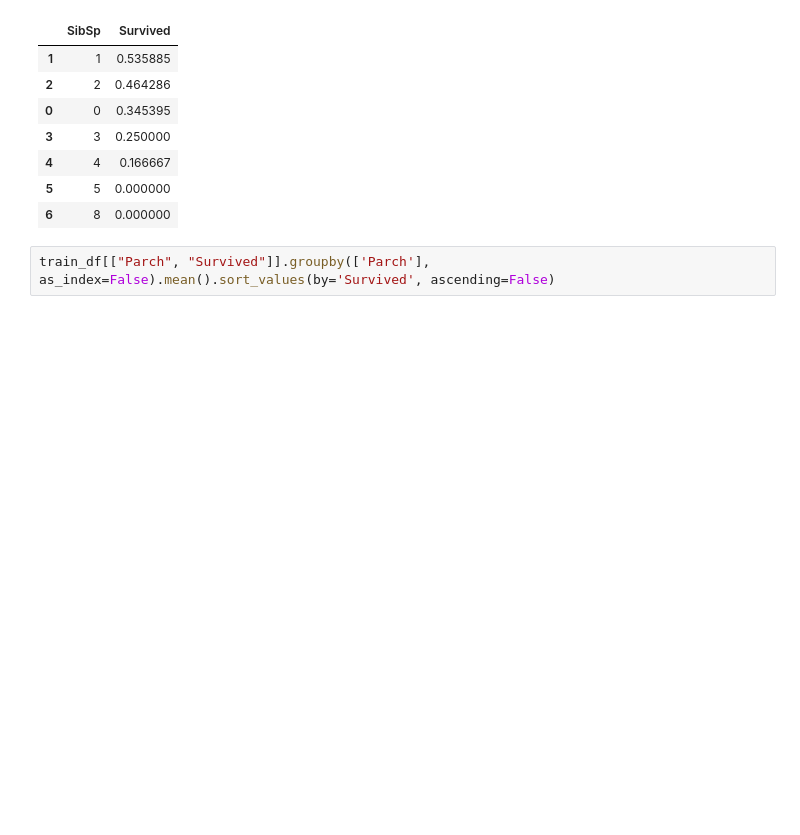
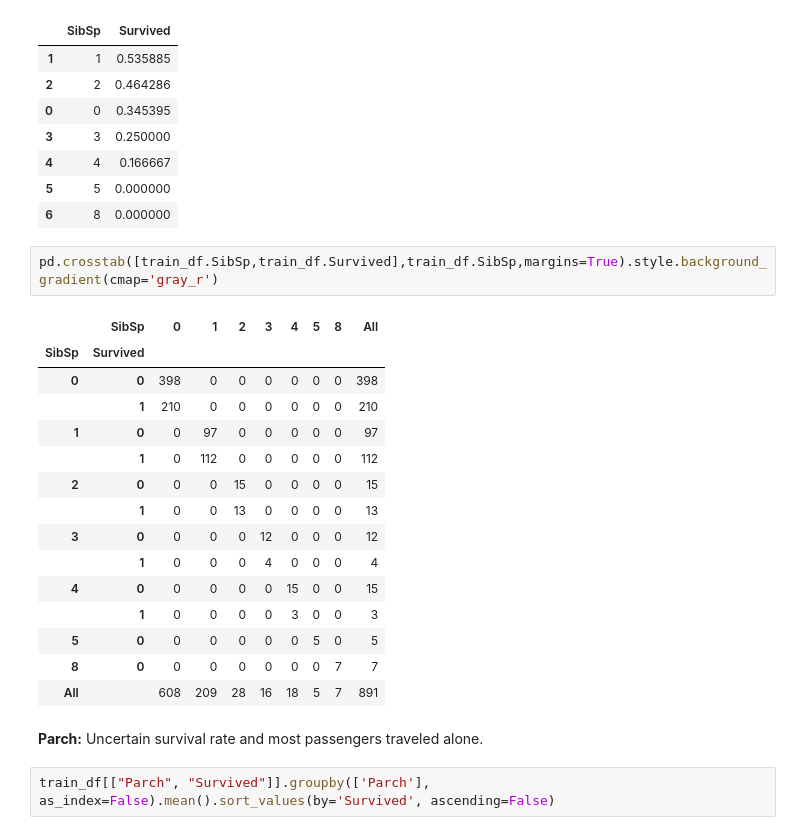
Before and after one commit to lucasnbarros/titanic-machine-learning-from-disaster, a Jupyter notebook: titanic-machine-learning-from-disaster.ipynb, the cells around one changed output. Saved outputs shown, nothing was run; the diff lists cells and outputs as text; blank space fills up the shorter version.

```diff
--- a/titanic-machine-learning-from-disaster.ipynb
+++ b/titanic-machine-learning-from-disaster.ipynb
@@ -206,6 +206,26 @@ train_df[["SibSp", "Survived"]].groupby(['SibSp'], as_index=False).mean().sort_v
 | 4 | 4 | 0.166667 |
 | 5 | 5 | 0.000000 |
 | 6 | 8 | 0.000000 |
+# %%
+pd.crosstab([train_df.SibSp,train_df.Survived],train_df.SibSp,margins=True).style.background_gradient(cmap='gray_r')
+# %% [output]
+|  | SibSp | 0 | 1 | 2 | 3 | 4 | 5 | 8 | All |
+| SibSp | Survived |  |  |  |  |  |  |  |  |
+| 0 | 0 | 398 | 0 | 0 | 0 | 0 | 0 | 0 | 398 |
+|  | 1 | 210 | 0 | 0 | 0 | 0 | 0 | 0 | 210 |
+| 1 | 0 | 0 | 97 | 0 | 0 | 0 | 0 | 0 | 97 |
+|  | 1 | 0 | 112 | 0 | 0 | 0 | 0 | 0 | 112 |
+| 2 | 0 | 0 | 0 | 15 | 0 | 0 | 0 | 0 | 15 |
+|  | 1 | 0 | 0 | 13 | 0 | 0 | 0 | 0 | 13 |
+| 3 | 0 | 0 | 0 | 0 | 12 | 0 | 0 | 0 | 12 |
+|  | 1 | 0 | 0 | 0 | 4 | 0 | 0 | 0 | 4 |
+| 4 | 0 | 0 | 0 | 0 | 0 | 15 | 0 | 0 | 15 |
+|  | 1 | 0 | 0 | 0 | 0 | 3 | 0 | 0 | 3 |
+| 5 | 0 | 0 | 0 | 0 | 0 | 0 | 5 | 0 | 5 |
+| 8 | 0 | 0 | 0 | 0 | 0 | 0 | 0 | 7 | 7 |
+| All |  | 608 | 209 | 28 | 16 | 18 | 5 | 7 | 891 |
+# %% [markdown]
+**Parch:** Uncertain survival rate and most passengers traveled alone.
 # %%
 train_df[["Parch", "Survived"]].groupby(['Parch'], as_index=False).mean().sort_values(by='Survived', ascending=False)
 # %% [output]
```
Also changed, not shown: parts of 19 cells of this notebook.
